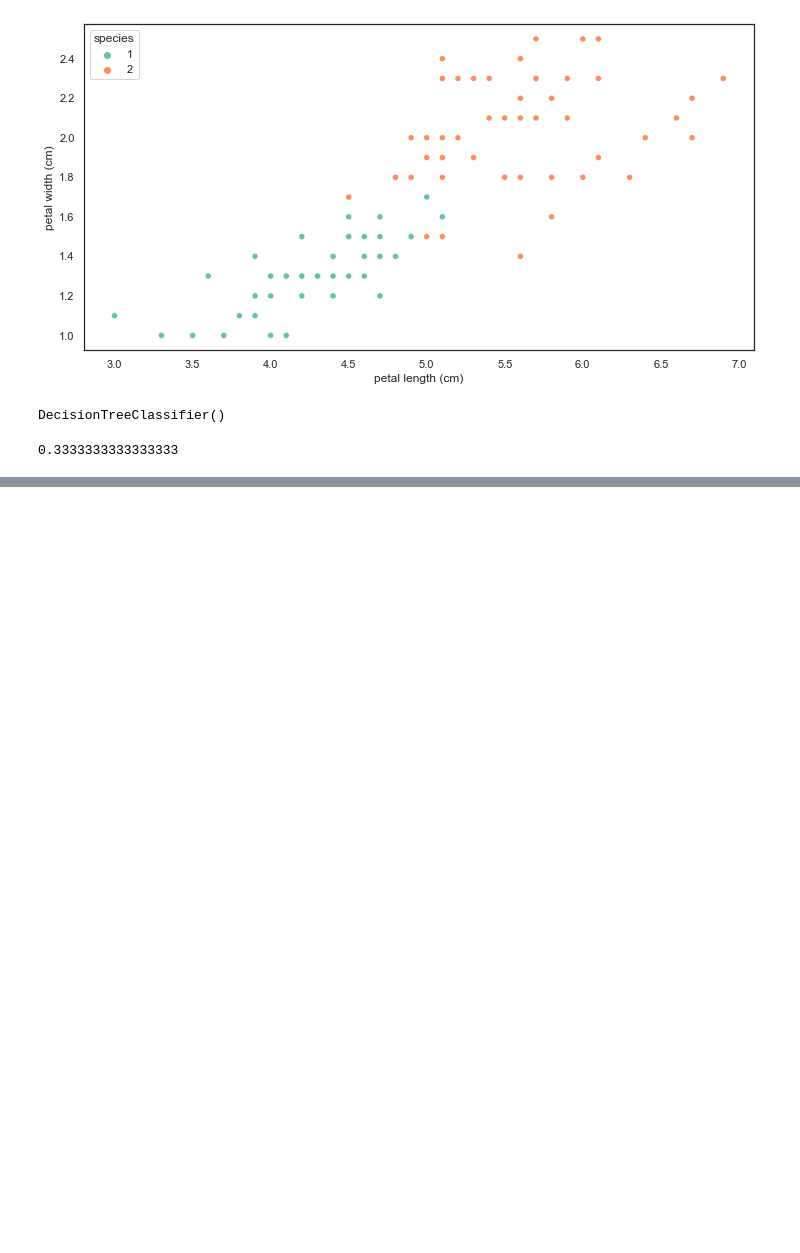
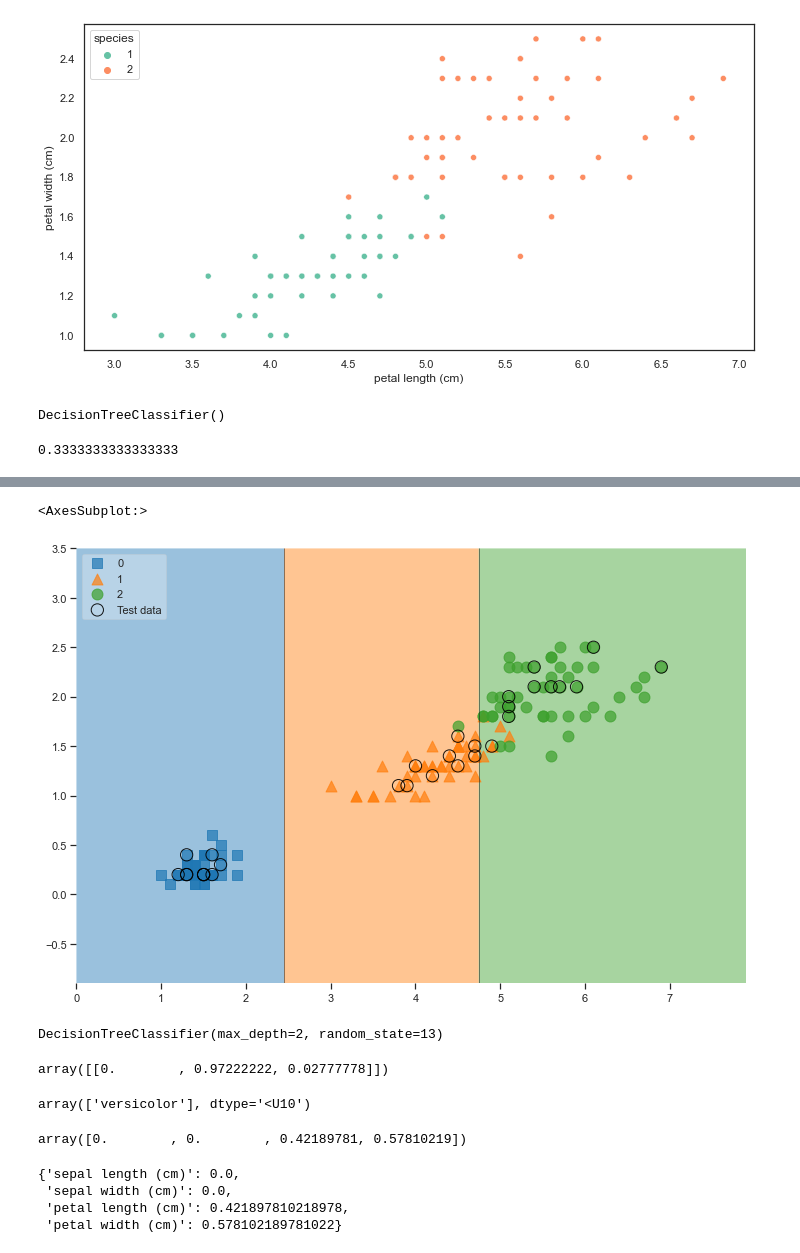
Before and after one commit to yeonghwanchoi/DS_class, a Jupyter notebook: iris.ipynb, the cells around one changed output, grey strips where cells are left out. Drawn from its saved outputs; the diff is of its cells as text; code cells hidden in the pictures; blank space fills up the shorter version.

```diff
--- a/iris.ipynb
+++ b/iris.ipynb
@@ -98,0 +170,42 @@ accuracy_score(iris.target,  y_pred_tr)
+# %%
+scatter_highlite_kwargs = {'s':150, 'label': 'Test data', 'alpha': 0.9}
+scatter_kwargs = {'s' :120, 'edgecolor':None, 'alpha':0.7}
+
+plt.figure(figsize=(12,8))
+plot_decision_regions (X= features, y=labels, X_highlight=X_test, clf=iris_tree, legend=2,
+                          scatter_highlight_kwargs=scatter_highlite_kwargs , scatter_kwargs=scatter_kwargs, contourf_kwargs={'alpah':0.2})
+# %% [output]
+<AxesSubplot:>
+[figure, added]
+# %%
+features = iris.data
+lavels = iris.target
+X_train, X_test, y_train, y_test = train_test_split(features, labels, test_size=0.2, stratify=labels ,random_state=13)
+
+iris_tree = DecisionTreeClassifier(max_depth=2, random_state=13)
+iris_tree.fit(X_train, y_train)
+
+# Source(export_graphviz(iris_tree, feature_names=['length', 'width'], class_names=iris.target_names, rounded=True, filled=True))
+# %% [output]
+DecisionTreeClassifier(max_depth=2, random_state=13)
+# %%
+test_data=[[4.3,2.0,1.2,1.0]]
+iris_tree.predict_proba(test_data)
+# %% [output]
+array([[0.        , 0.97222222, 0.02777778]])
+# %%
+iris.target_names[iris_tree.predict(test_data)]
+# %% [output]
+array(['versicolor'], dtype='<U10')
+# %%
+iris_tree.feature_importances_
+# %% [output]
+array([0.        , 0.        , 0.42189781, 0.57810219])
+# %%
+iris_clf_model = dict(zip(iris.feature_names, iris_tree.feature_importances_))
+iris_clf_model
+# %% [output]
+{'sepal length (cm)': 0.0,
+ 'sepal width (cm)': 0.0,
+ 'petal length (cm)': 0.421897810218978,
+ 'petal width (cm)': 0.578102189781022}
```
Also changed, not shown: parts of 13 cells of this notebook.
